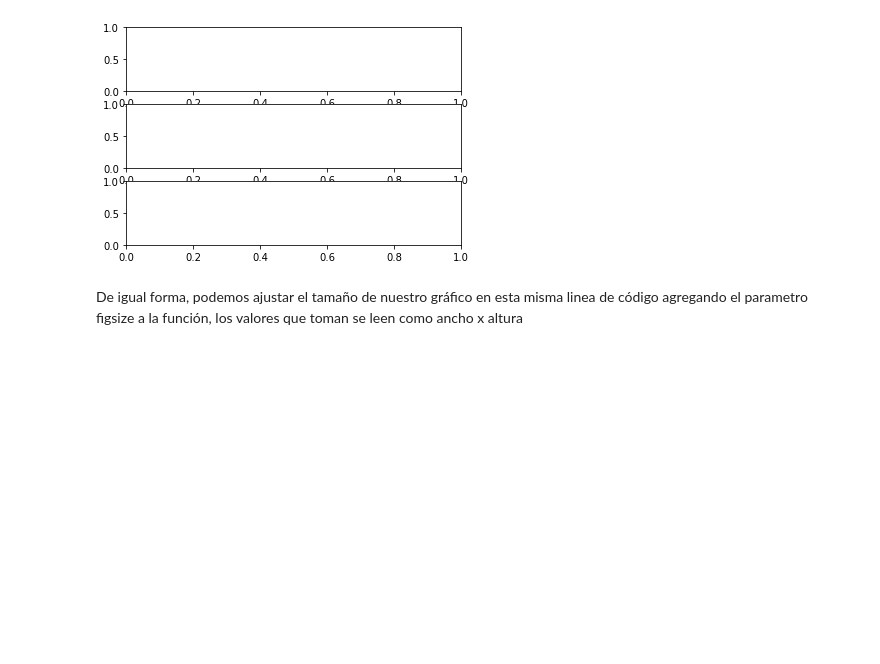
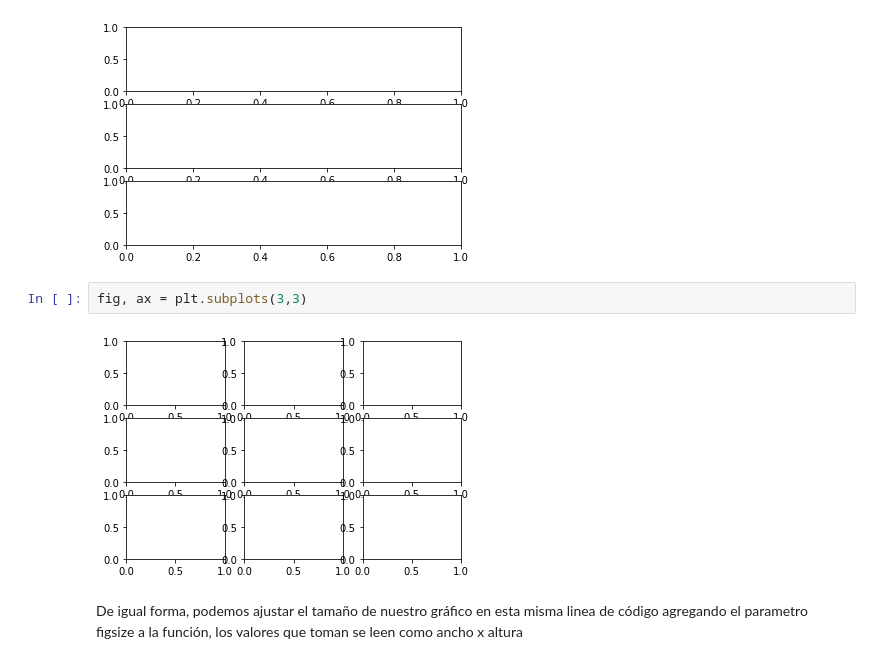
Before and after one commit to JuanFeA98/Data_Visualization, a Jupyter notebook: Matplotlib.ipynb, the cells around one changed output. Cells and saved outputs as stored; diff of their text form; blank space fills up the shorter version.

```diff
--- a/Matplotlib.ipynb
+++ b/Matplotlib.ipynb
@@ -46,6 +48,10 @@ fig, ax = plt.subplots(1,3)
 fig, ax = plt.subplots(3,1)
 # %% [output]
 [figure]
+# %%
+fig, ax = plt.subplots(3,3)
+# %% [output]
+[figure, added]
 # %% [markdown]
 De igual forma, podemos ajustar el tamaño de nuestro gráfico en esta misma linea de código agregando el parametro figsize a la función, los valores que toman se leen como ancho x altura
 # %%
```
Also changed, not shown: parts of 11 cells of this notebook.
